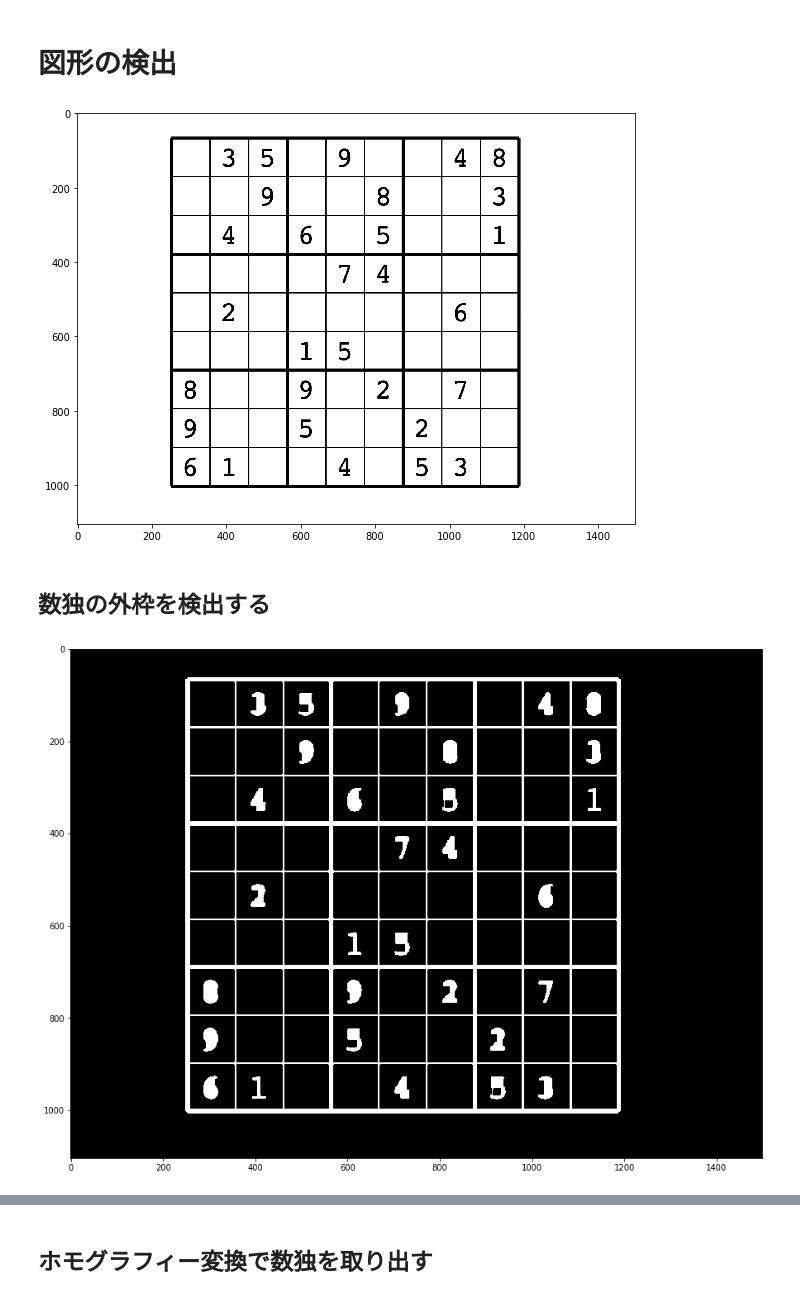
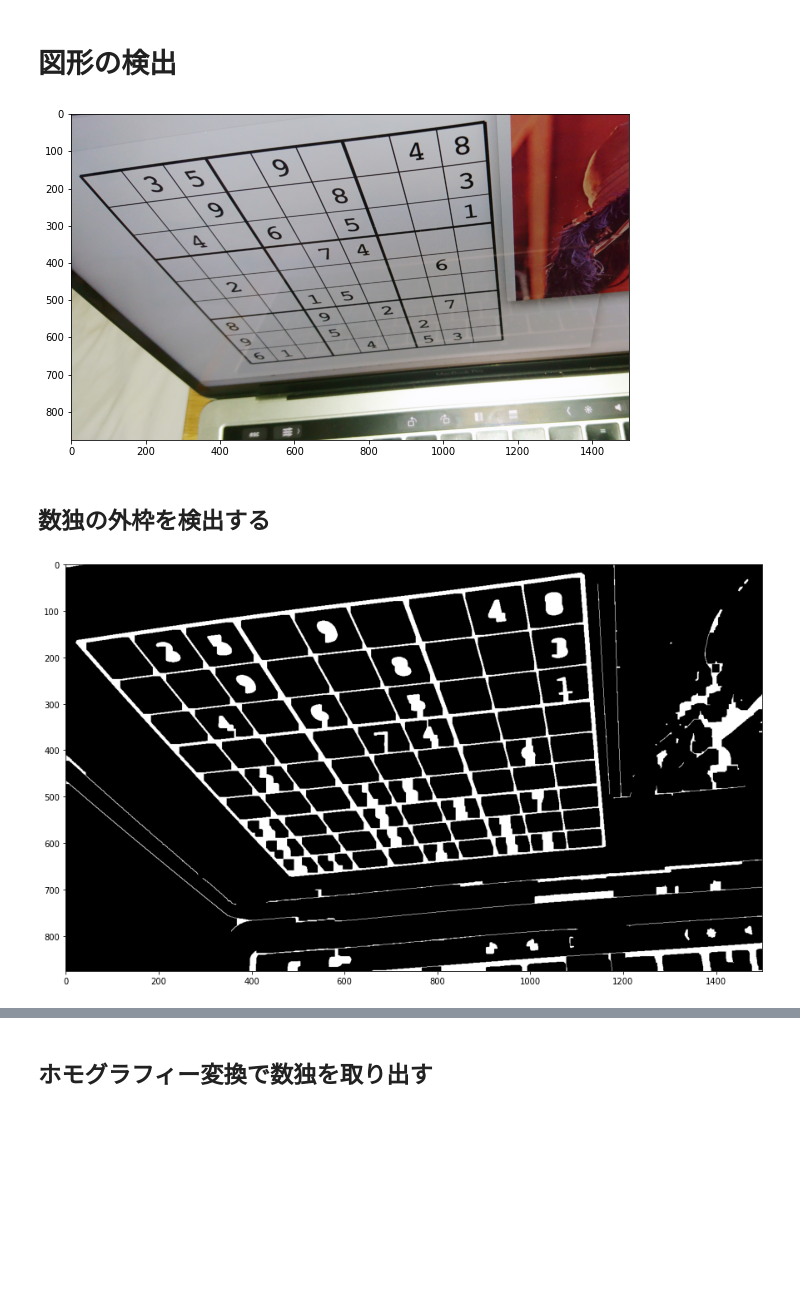
Before and after one commit to tatsy/programming-for-beginners, a Jupyter notebook: python/sudoku_photo_solver.ipynb, the cells around one changed output, grey strips where cells are left out. Saved outputs shown, nothing was run; the diff lists cells and outputs as text; code cells hidden in the pictures; blank space fills up the shorter version.

```diff
--- a/python/sudoku_photo_solver.ipynb
+++ b/python/sudoku_photo_solver.ipynb
@@ -7,24 +7,25 @@ import cv2
 import matplotlib.pyplot as plt
 from sklearn.linear_model import LogisticRegression
 # %%
-filename = 'data/level_1.jpg'
+filename = 'data/level_3.jpg'
 # %%
 image = cv2.imread(filename, cv2.IMREAD_COLOR)
 if image is None:
     raise Exception('Failed to load image file: ' + filename)
 
 height, width, _ = image.shape
-if max(height, width) >= 1500:
-    scale = 1500 / max(height, width)
+max_size = 1500
+if max(height, width) >= max_size:
+    scale = max_size / max(height, width)
     image = cv2.resize(image, None, fx=scale, fy=scale)
 
 height, width, _ = image.shape
 image = cv2.cvtColor(image, cv2.COLOR_BGR2RGB)
 plt.figure(figsize=(10, 10))
 plt.imshow(image)
 plt.show()
 # %% [output]
-[figure, old version]
+[figure, new version]
 # %% [markdown]
 ## 数独の外枠を検出する
 # %%
@@ -38,7 +39,7 @@ plt.figure(figsize=(15, 15))
 plt.imshow(binary_image, cmap='gray')
 plt.show()
 # %% [output]
-[figure, old version]
+[figure, new version]
 # %%
 _, contours, _ = cv2.findContours(binary_image, cv2.RETR_TREE, cv2.CHAIN_APPROX_SIMPLE)
 # %%
```
Also changed, not shown: parts of 8 cells of this notebook, 2 other files.
